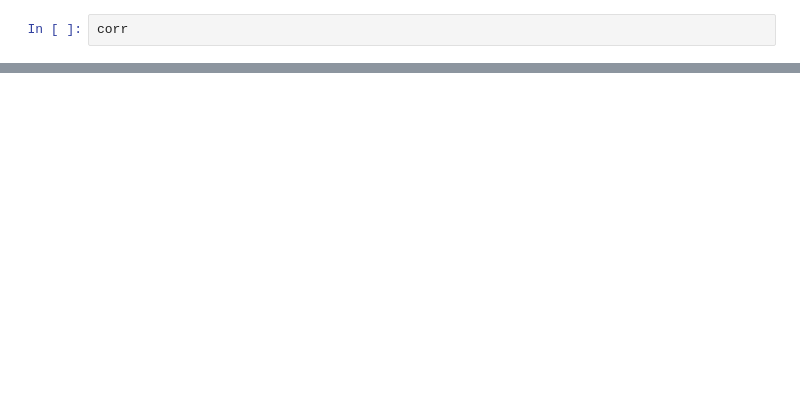
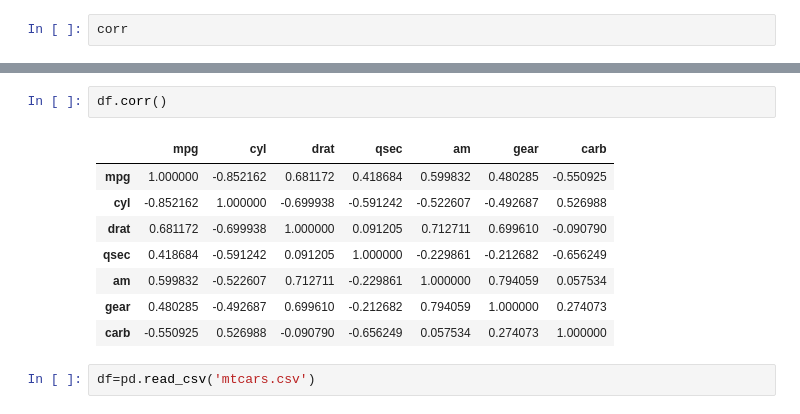
Before and after one commit to mohitandraj/data-visualization, a Jupyter notebook: Correlation Techniques.ipynb, the cells around one changed output, grey strips where cells are left out. Saved outputs shown, nothing was run; the diff lists cells and outputs as text; blank space fills up the shorter version.

```diff
--- a/Correlation Techniques.ipynb
+++ b/Correlation Techniques.ipynb
@@ -72,0 +130,13 @@ corr
+# %%
+df.corr()
+# %% [output]
+|  | mpg | cyl | drat | qsec | am | gear | carb |
+| mpg | 1.000000 | -0.852162 | 0.681172 | 0.418684 | 0.599832 | 0.480285 | -0.550925 |
+| cyl | -0.852162 | 1.000000 | -0.699938 | -0.591242 | -0.522607 | -0.492687 | 0.526988 |
+| drat | 0.681172 | -0.699938 | 1.000000 | 0.091205 | 0.712711 | 0.699610 | -0.090790 |
+| qsec | 0.418684 | -0.591242 | 0.091205 | 1.000000 | -0.229861 | -0.212682 | -0.656249 |
+| am | 0.599832 | -0.522607 | 0.712711 | -0.229861 | 1.000000 | 0.794059 | 0.057534 |
+| gear | 0.480285 | -0.492687 | 0.699610 | -0.212682 | 0.794059 | 1.000000 | 0.274073 |
+| carb | -0.550925 | 0.526988 | -0.090790 | -0.656249 | 0.057534 | 0.274073 | 1.000000 |
+# %%
+df=pd.read_csv('mtcars.csv')
```
Also changed, not shown: parts of 39 cells of this notebook, 2 other files.
